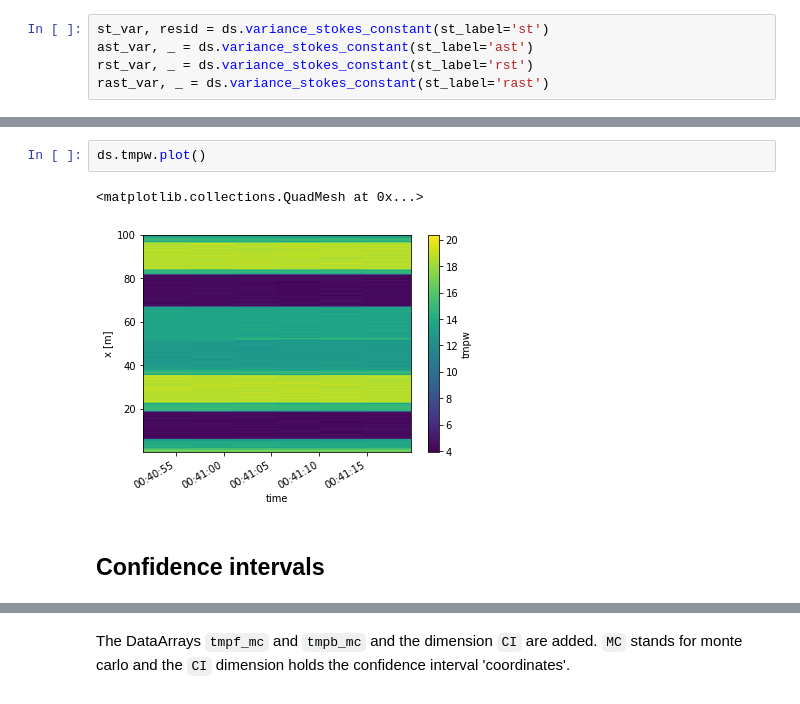
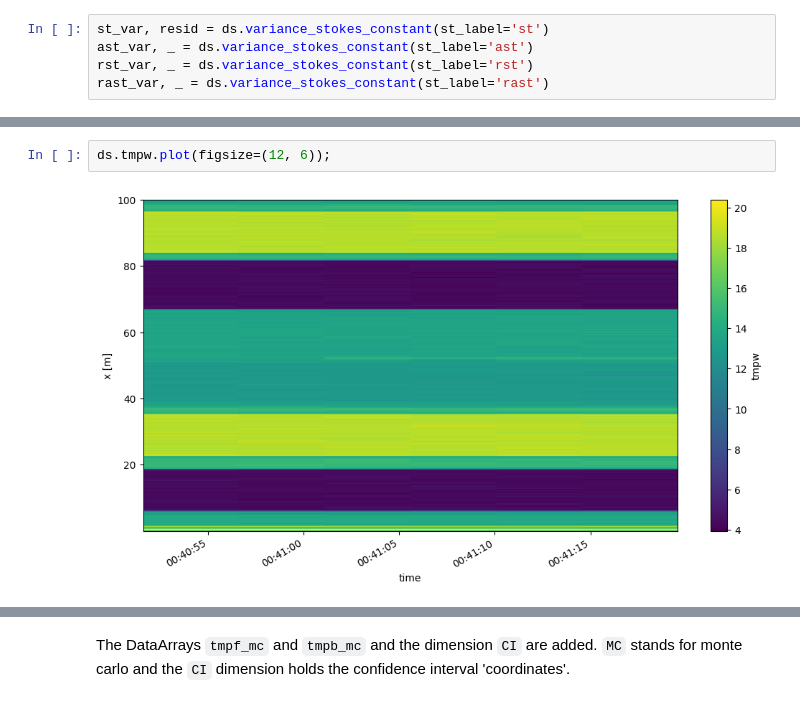
Before and after one commit to dtscalibration/python-dts-calibration, a Jupyter notebook: examples/notebooks/08Calibrate_double_wls.ipynb, the cells around one changed output, grey strips where cells are left out. Cells and saved outputs as stored; diff of their text form.

```diff
--- a/examples/notebooks/08Calibrate_double_wls.ipynb
+++ b/examples/notebooks/08Calibrate_double_wls.ipynb
@@ -68,7 +70,4 @@ ds.calibration_double_ended(
 # %%
-ds.tmpw.plot()
+ds.tmpw.plot(figsize=(12, 6));
 # %% [output]
-<matplotlib.collections.QuadMesh at 0x...>
-[figure, old version]
+[figure, new version]
-# %% [markdown]
-## Confidence intervals
```
Also changed, not shown: parts of 15 cells of this notebook, 1 other file.
